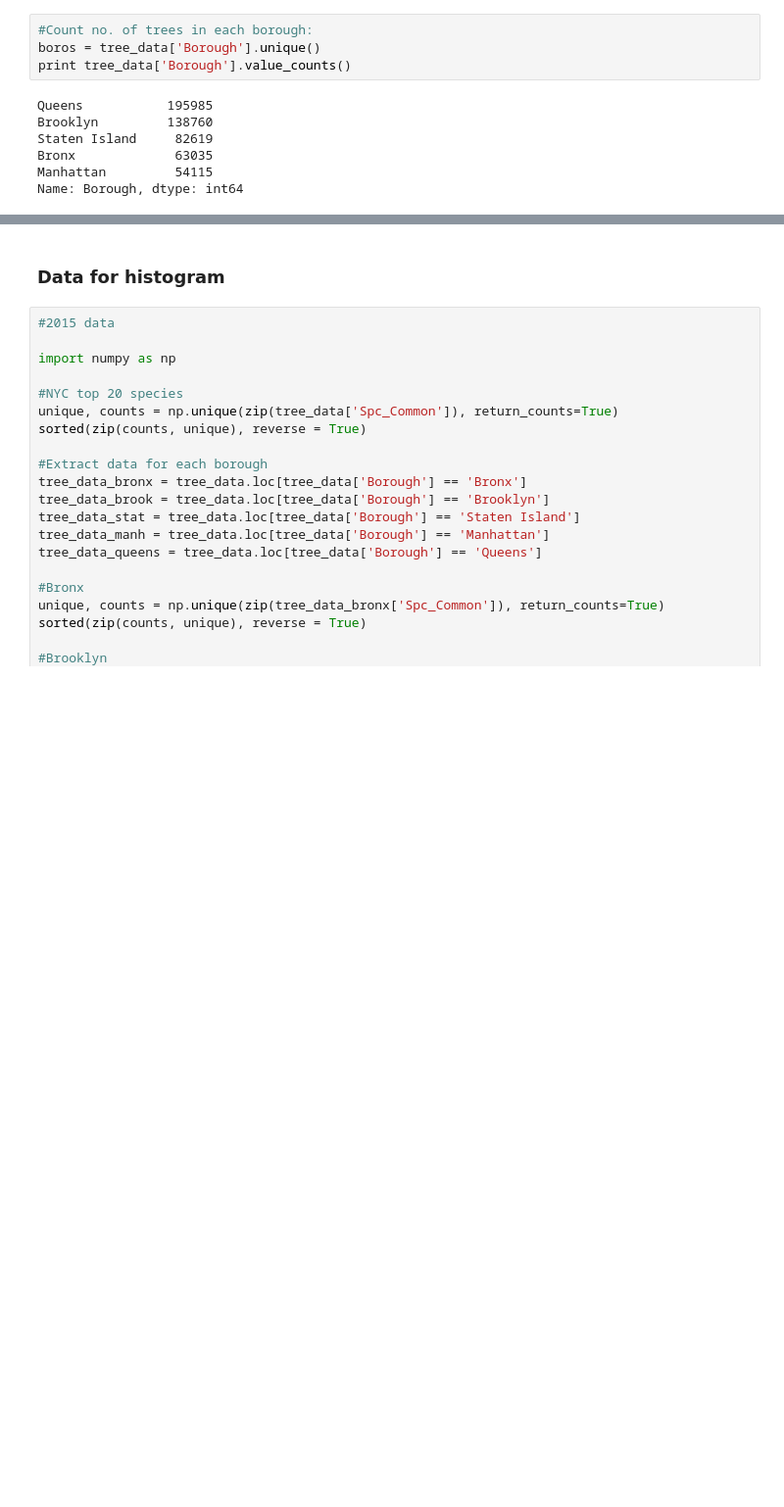
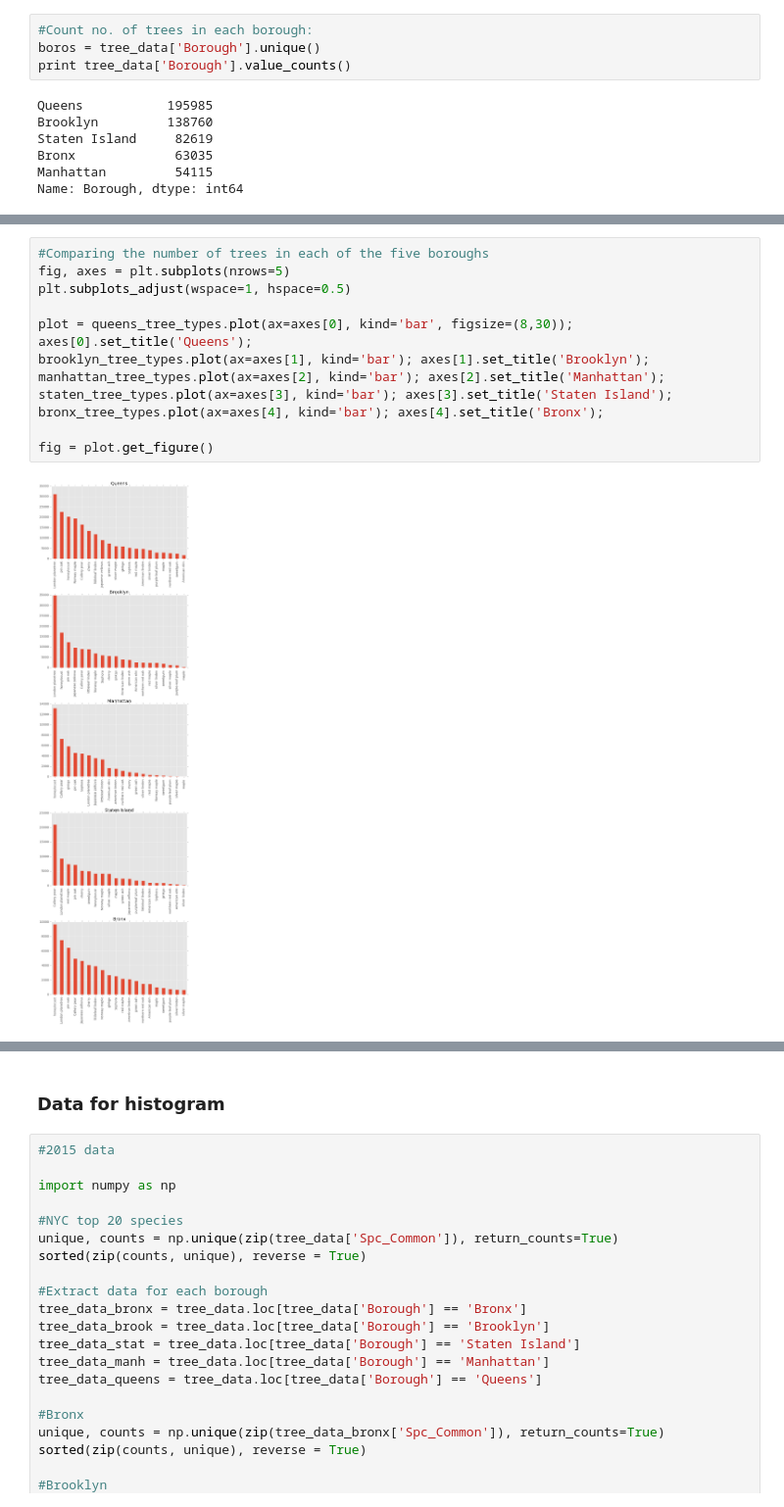
Before and after one commit to cecli/cecli.github.io, a Jupyter notebook: explainer_notebook.ipynb, the cells around one changed output, grey strips where cells are left out. Shown at 98% size. Saved outputs shown, nothing was run; the diff lists cells and outputs as text; blank space fills up the shorter version.

```diff
--- a/explainer_notebook.ipynb
+++ b/explainer_notebook.ipynb
@@ -180,0 +278,14 @@ Name: Borough, dtype: int64
+# %%
+#Comparing the number of trees in each of the five boroughs
+fig, axes = plt.subplots(nrows=5)
+plt.subplots_adjust(wspace=1, hspace=0.5)
+
+plot = queens_tree_types.plot(ax=axes[0], kind='bar', figsize=(8,30)); axes[0].set_title('Queens');
+brooklyn_tree_types.plot(ax=axes[1], kind='bar'); axes[1].set_title('Brooklyn');
+manhattan_tree_types.plot(ax=axes[2], kind='bar'); axes[2].set_title('Manhattan');
+staten_tree_types.plot(ax=axes[3], kind='bar'); axes[3].set_title('Staten Island');
+bronx_tree_types.plot(ax=axes[4], kind='bar'); axes[4].set_title('Bronx');
+
+fig = plot.get_figure()
+# %% [output]
+[figure, added]
```
Also changed, not shown: parts of 7 cells of this notebook.
